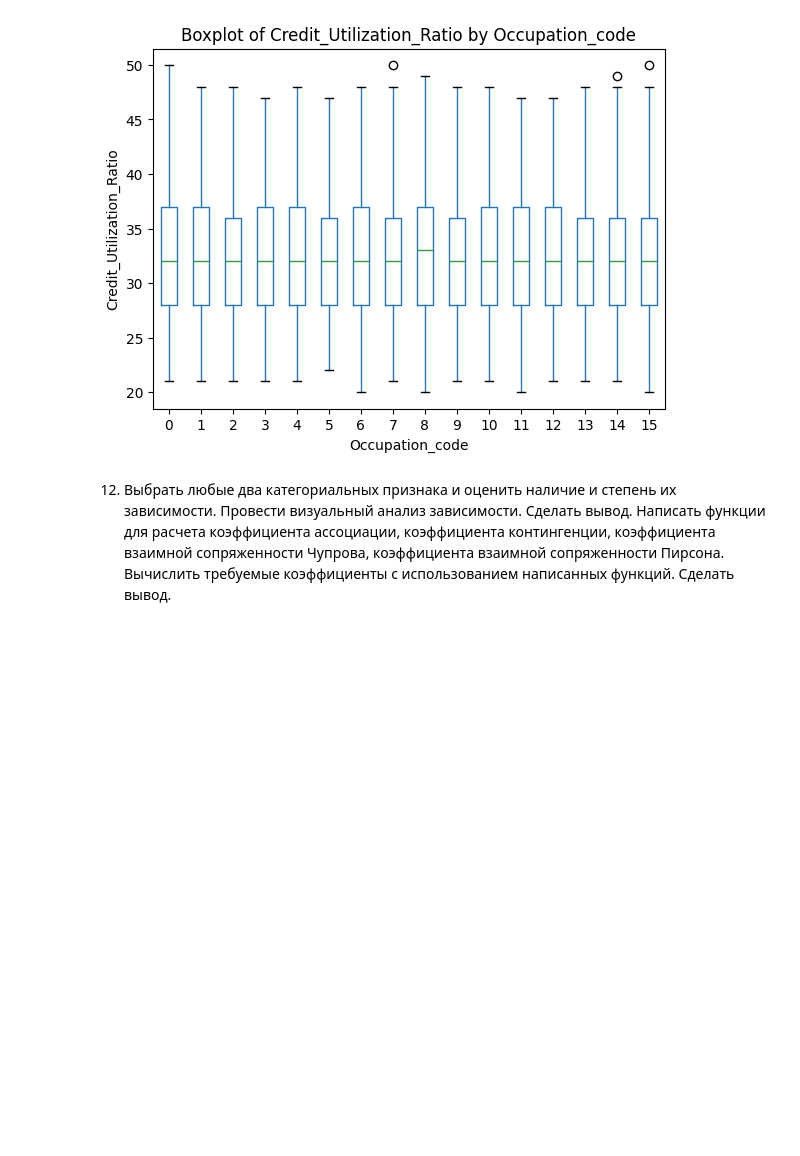
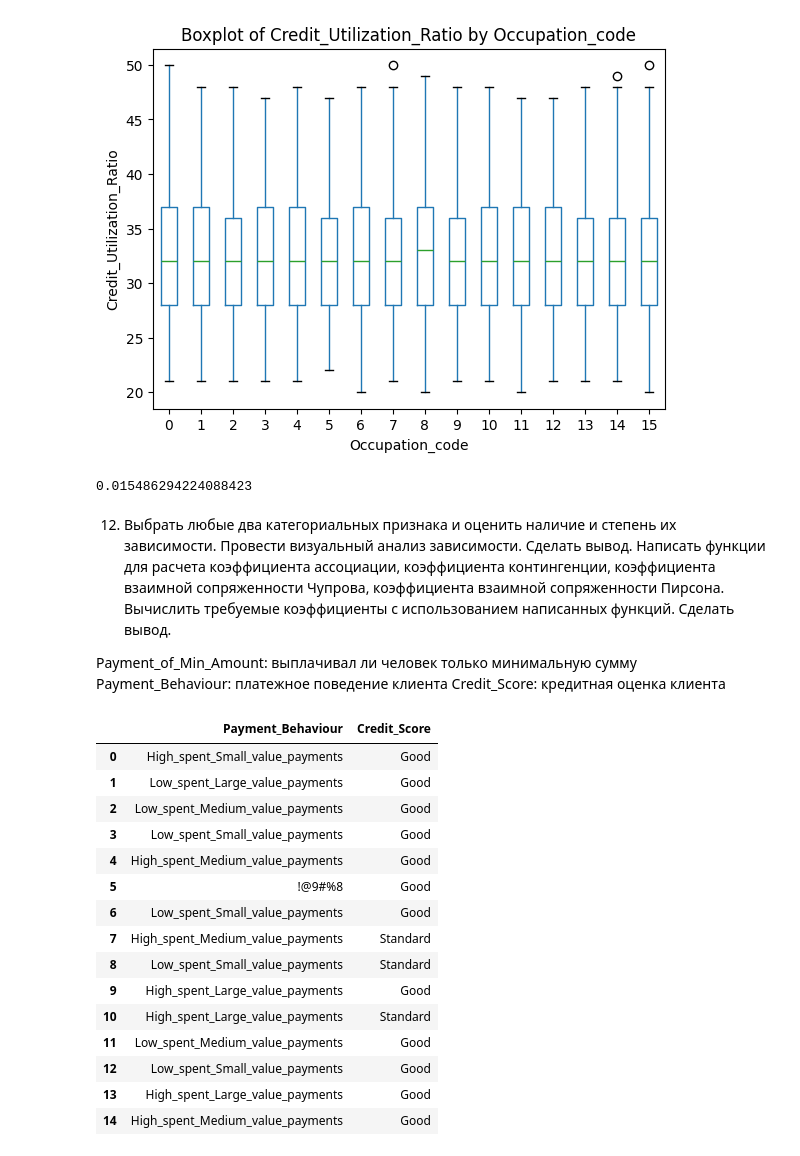
Before and after one commit to Ghukii/TMP-4sem-, a Jupyter notebook: Задание_6/Задание_6_13.ipynb, the cells around one changed output. Drawn from its saved outputs; the diff is of its cells as text; code cells hidden in the pictures; blank space fills up the shorter version.

```diff
--- a/Задание_6/Задание_6_13.ipynb
+++ b/Задание_6/Задание_6_13.ipynb
@@ -1226,8 +1225,54 @@ plt.show()
 # %% [output]
 <Figure size 1200x600 with 0 Axes>
 [figure]
+# %%
+def correlation_ratio(categories, measurements):
+    fcat, _ = pd.factorize(categories)
+    cat_num = np.max(fcat) + 1
+    y_avg_array = np.zeros(cat_num)
+    n_array = np.zeros(cat_num)
+
+    for i in range(0, cat_num):
+        cat_measures = measurements[np.argwhere(fcat == i).flatten()]
+        n_array[i] = len(cat_measures)
+        y_avg_array[i] = np.mean(cat_measures)
+
+    y_total_avg = np.sum(np.multiply(y_avg_array, n_array)) / np.sum(n_array)
+    numerator = np.sum(np.multiply(n_array, np.power(np.subtract(y_avg_array, y_total_avg), 2)))
+    denominator = np.sum(np.power(np.subtract(measurements, y_total_avg), 2))
+    eta = np.sqrt(numerator / denominator)
+
+    return eta
+
+print(correlation_ratio(credit, codes))
+# %% [output]
+0.015486294224088423
 # %% [markdown]
 12. Выбрать любые два категориальных признака и оценить наличие и степень их зависимости.
 Провести визуальный анализ зависимости. Сделать вывод.
 Написать функции для расчета коэффициента ассоциации, коэффициента контингенции, коэффициента взаимной сопряженности Чупрова, коэффициента взаимной сопряженности Пирсона.
 Вычислить требуемые коэффициенты с использованием написанных функций. Сделать вывод.
+
+Payment_of_Min_Amount: выплачивал ли человек только минимальную сумму
+Payment_Behaviour: платежное поведение клиента
+Credit_Score: кредитная оценка клиента
+# %%
+tmp = df[['Payment_Behaviour', 'Credit_Score']].copy()
+tmp.head(15)
+# %% [output]
+|  | Payment_Behaviour | Credit_Score |
+| 0 | High_spent_Small_value_payments | Good |
+| 1 | Low_spent_Large_value_payments | Good |
+| 2 | Low_spent_Medium_value_payments | Good |
+| 3 | Low_spent_Small_value_payments | Good |
+| 4 | High_spent_Medium_value_payments | Good |
+| 5 | !@9#%8 | Good |
+| 6 | Low_spent_Small_value_payments | Good |
+| 7 | High_spent_Medium_value_payments | Standard |
+| 8 | Low_spent_Small_value_payments | Standard |
+| 9 | High_spent_Large_value_payments | Good |
+| 10 | High_spent_Large_value_payments | Standard |
+| 11 | Low_spent_Medium_value_payments | Good |
+| 12 | Low_spent_Small_value_payments | Good |
+| 13 | High_spent_Large_value_payments | Good |
+| 14 | High_spent_Medium_value_payments | Good |
```
Also changed, not shown: parts of 11 cells of this notebook.
